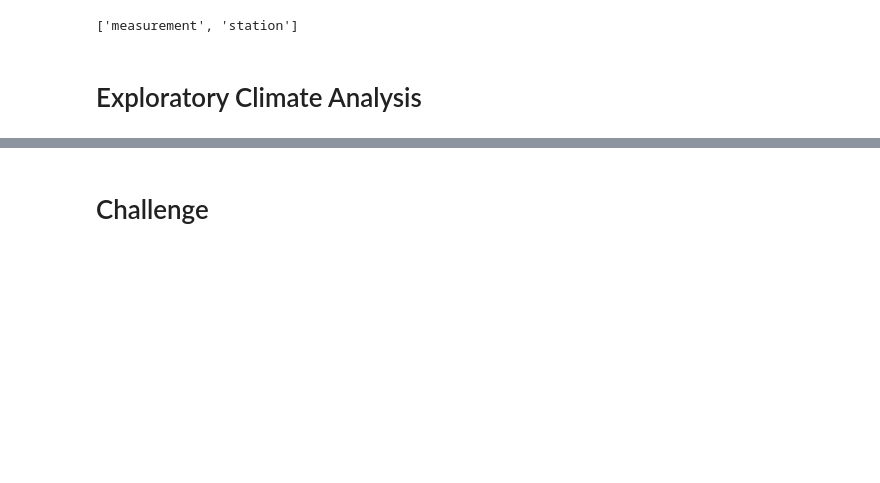
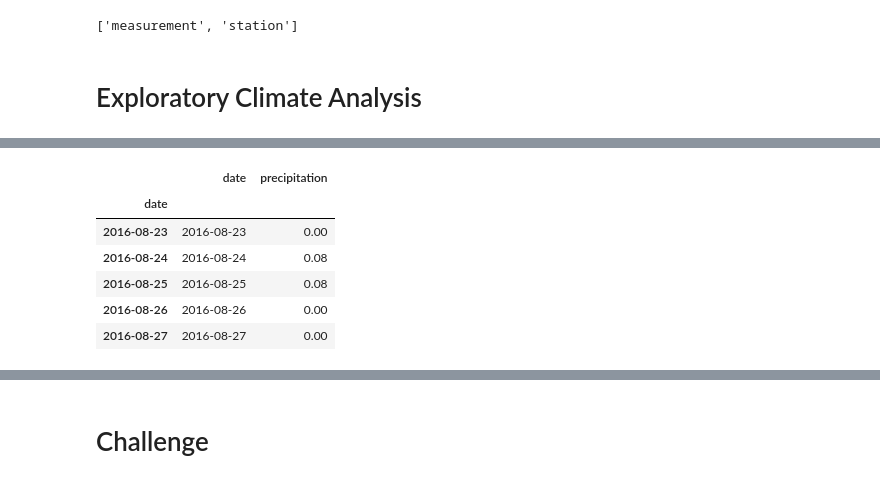
Before and after one commit to roomasa/surfs_up, a Jupyter notebook: climate_analysis.ipynb, the cells around one changed output, grey strips where cells are left out. Saved outputs shown, nothing was run; the diff lists cells and outputs as text; code cells hidden in the pictures; blank space fills up the shorter version.

```diff
--- a/climate_analysis.ipynb
+++ b/climate_analysis.ipynb
@@ -66,0 +90,13 @@ session = Session(engine)
+# %%
+# the first column is auto-geenrated, howver, we want theindex column to be the data column, so we can get rid of the row numbers and set the index to be the date column and this will make the data column the first column
+#By setting inplace=True, we're saying that we do not want to create a new DataFrame with the modified specifications. If we set it to "False," then we would create a new DataFrame. Add the following to your code:
+df.set_index(df['date'], inplace=True)
+df.head()
+# %% [output]
+|  | date | precipitation |
+| date |  |  |
+| 2016-08-23 | 2016-08-23 | 0.00 |
+| 2016-08-24 | 2016-08-24 | 0.08 |
+| 2016-08-25 | 2016-08-25 | 0.08 |
+| 2016-08-26 | 2016-08-26 | 0.00 |
+| 2016-08-27 | 2016-08-27 | 0.00 |
```
Also changed, not shown: parts of 6 cells of this notebook.
